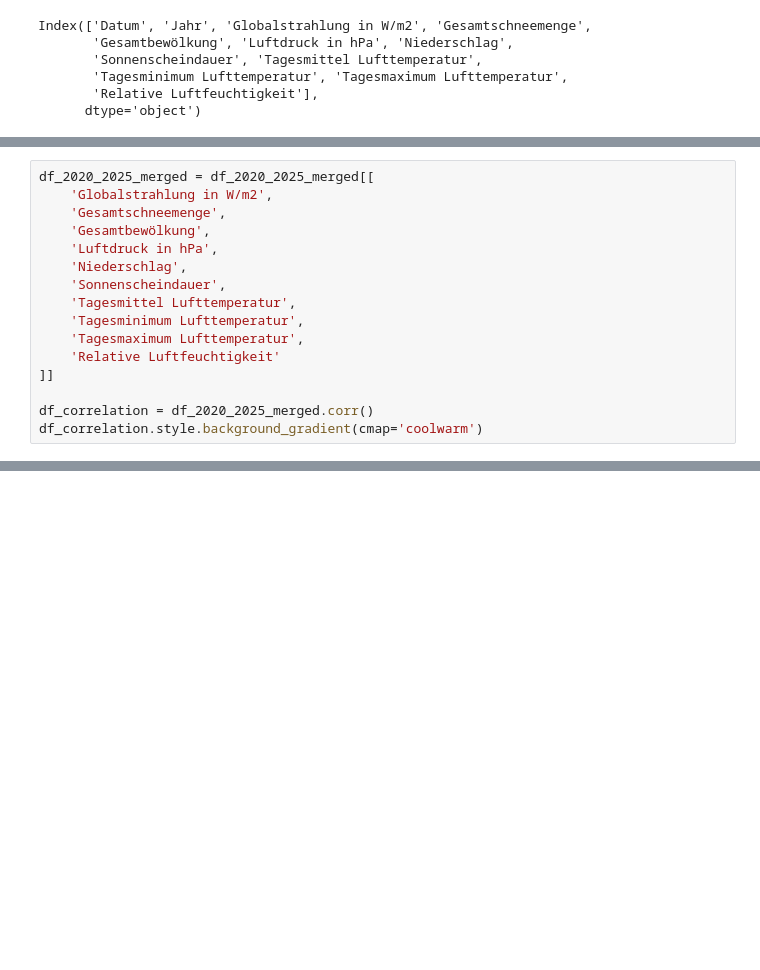
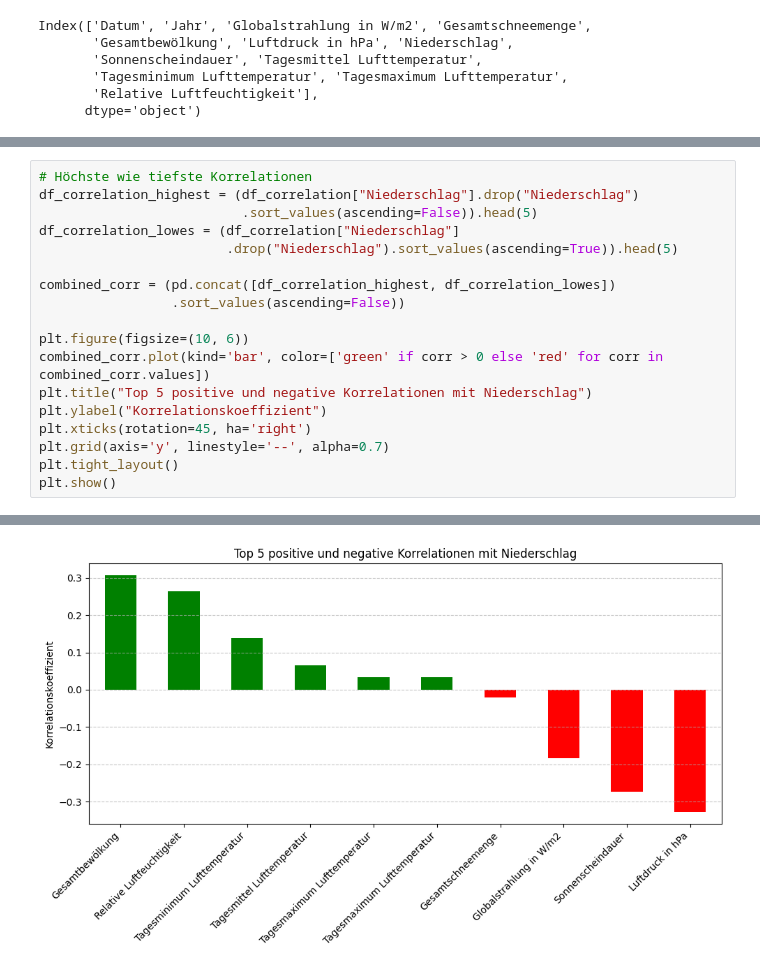
Before and after one commit to Mila19058/WER_Chellenge, a Jupyter notebook: sample.ipynb, the cells around one changed output, grey strips where cells are left out. Drawn from its saved outputs; the diff is of its cells as text; blank space fills up the shorter version.

Commit message:
# Added Analysis of Correlation
added correlation analysis

Concern: # EDA

```diff
--- a/sample.ipynb
+++ b/sample.ipynb
@@ -69,17 +108,19 @@ Index(['Datum', 'Jahr', 'Globalstrahlung in W/m2', 'Gesamtschneemenge',
 # %%
-df_2020_2025_merged = df_2020_2025_merged[[
-    'Globalstrahlung in W/m2',
-    'Gesamtschneemenge',
-    'Gesamtbewölkung',
-    'Luftdruck in hPa',
-    'Niederschlag',
-    'Sonnenscheindauer',
-    'Tagesmittel Lufttemperatur',
-    'Tagesminimum Lufttemperatur',
-    'Tagesmaximum Lufttemperatur',
-    'Relative Luftfeuchtigkeit'
-]]
+# Höchste wie tiefste Korrelationen
+df_correlation_highest = (df_correlation["Niederschlag"].drop("Niederschlag")
+                          .sort_values(ascending=False)).head(5)
+df_correlation_lowes = (df_correlation["Niederschlag"]
+                        .drop("Niederschlag").sort_values(ascending=True)).head(5)
 
-df_correlation = df_2020_2025_merged.corr()
-df_correlation.style.background_gradient(cmap='coolwarm')
+combined_corr = (pd.concat([df_correlation_highest, df_correlation_lowes])
+                 .sort_values(ascending=False))
+
+plt.figure(figsize=(10, 6))
+combined_corr.plot(kind='bar', color=['green' if corr > 0 else 'red' for corr in combined_corr.values])
+plt.title("Top 5 positive und negative Korrelationen mit Niederschlag")
+plt.ylabel("Korrelationskoeffizient")
+plt.xticks(rotation=45, ha='right')
+plt.grid(axis='y', linestyle='--', alpha=0.7)
+plt.tight_layout()
+plt.show()
 # %% [output]
@@ -96,0 +127 @@ df_correlation.style.background_gradient(cmap='coolwarm')
+[figure, added]
```
Also changed, not shown: parts of 7 cells of this notebook, 1 other file.
